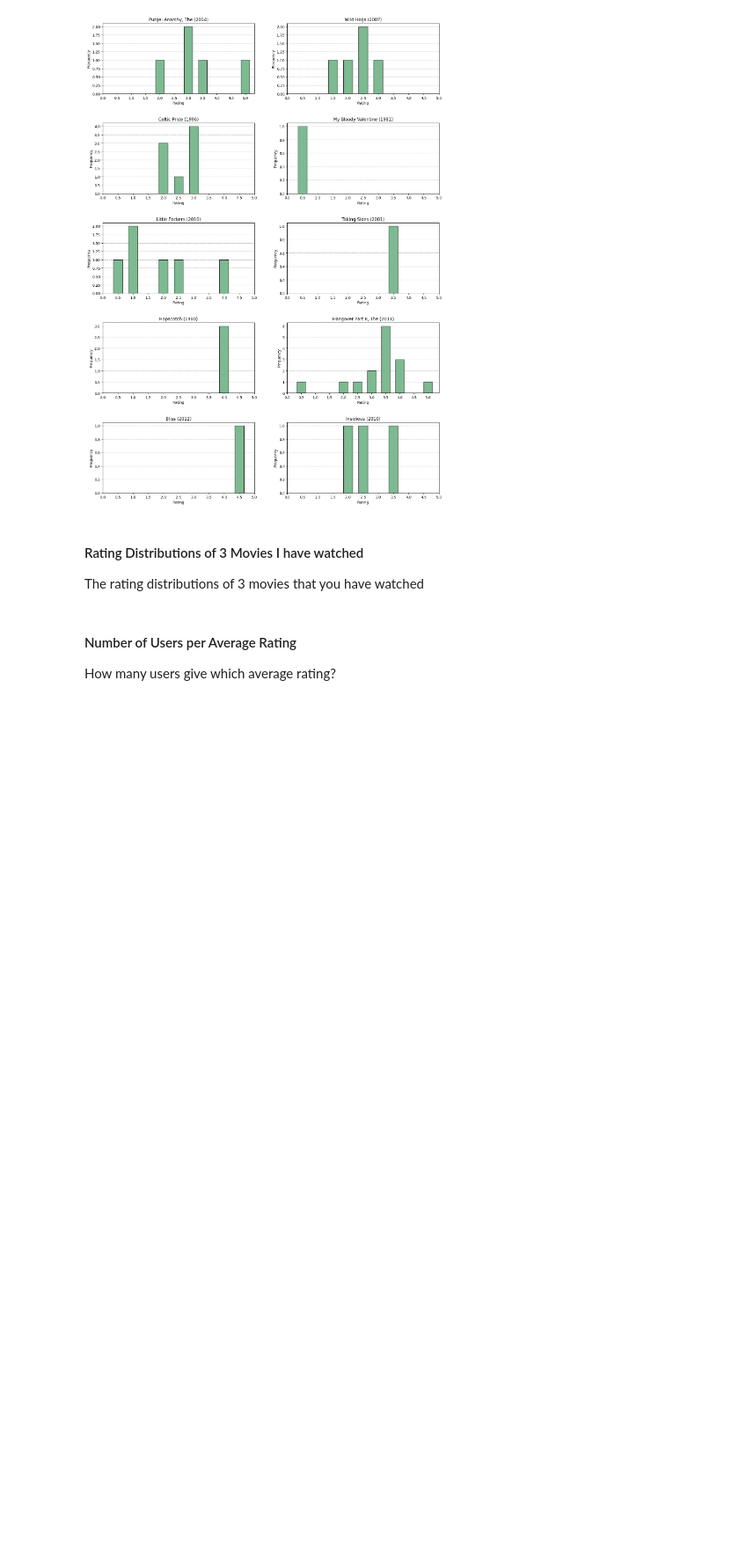
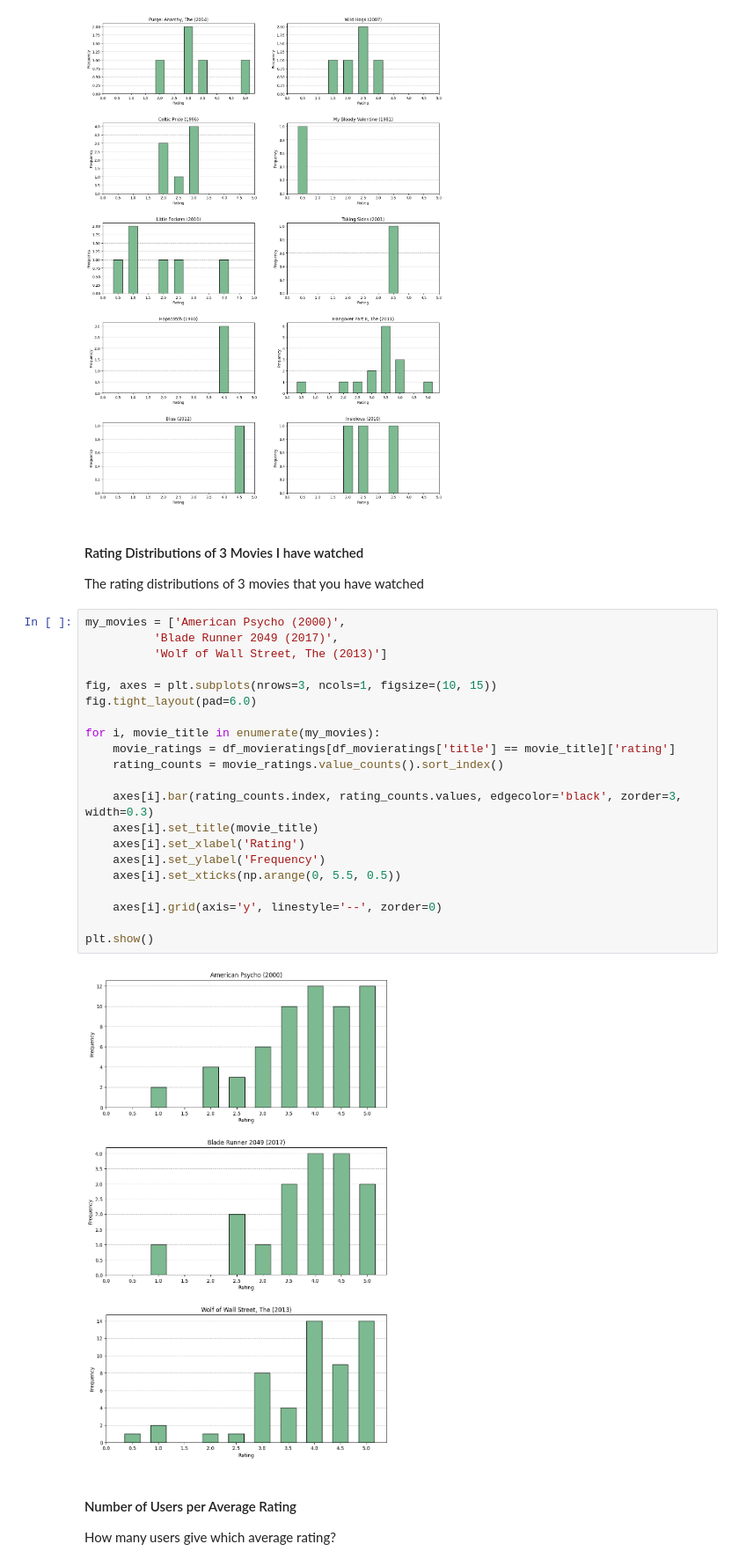
Before and after one commit to okaynils/fhnw-ds-rsy, a Jupyter notebook: MiniChallenge/RSY_ MiniChallenge_FS24.ipynb, the cells around one changed output. Shown at 88% size. Saved outputs shown, nothing was run; the diff lists cells and outputs as text; blank space fills up the shorter version.

```diff
--- a/MiniChallenge/RSY_ MiniChallenge_FS24.ipynb
+++ b/MiniChallenge/RSY_ MiniChallenge_FS24.ipynb
@@ -213,6 +211,29 @@ plt.show()
 # %% [markdown]
 #### Rating Distributions of 3 Movies I have watched
 The rating distributions of 3 movies that you have watched
+# %%
+my_movies = ['American Psycho (2000)',
+          'Blade Runner 2049 (2017)',
+          'Wolf of Wall Street, The (2013)']
+
+fig, axes = plt.subplots(nrows=3, ncols=1, figsize=(10, 15))
+fig.tight_layout(pad=6.0)
+
+for i, movie_title in enumerate(my_movies):
+    movie_ratings = df_movieratings[df_movieratings['title'] == movie_title]['rating']
+    rating_counts = movie_ratings.value_counts().sort_index()
+
+    axes[i].bar(rating_counts.index, rating_counts.values, edgecolor='black', zorder=3, width=0.3)
+    axes[i].set_title(movie_title)
+    axes[i].set_xlabel('Rating')
+    axes[i].set_ylabel('Frequency')
+    axes[i].set_xticks(np.arange(0, 5.5, 0.5))
+
+    axes[i].grid(axis='y', linestyle='--', zorder=0)
+
+plt.show()
+# %% [output]
+[figure, added]
 # %% [markdown]
 #### Number of Users per Average Rating
 How many users give which average rating?
```
Also changed, not shown: parts of 5 cells of this notebook.
